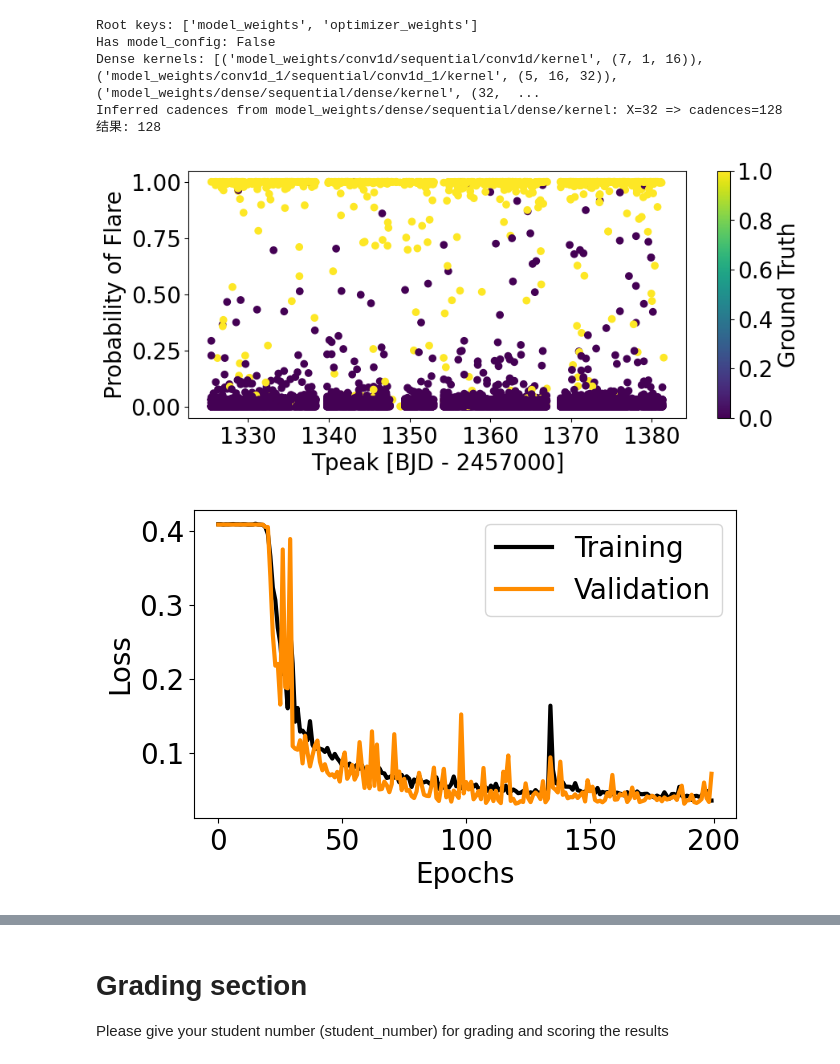
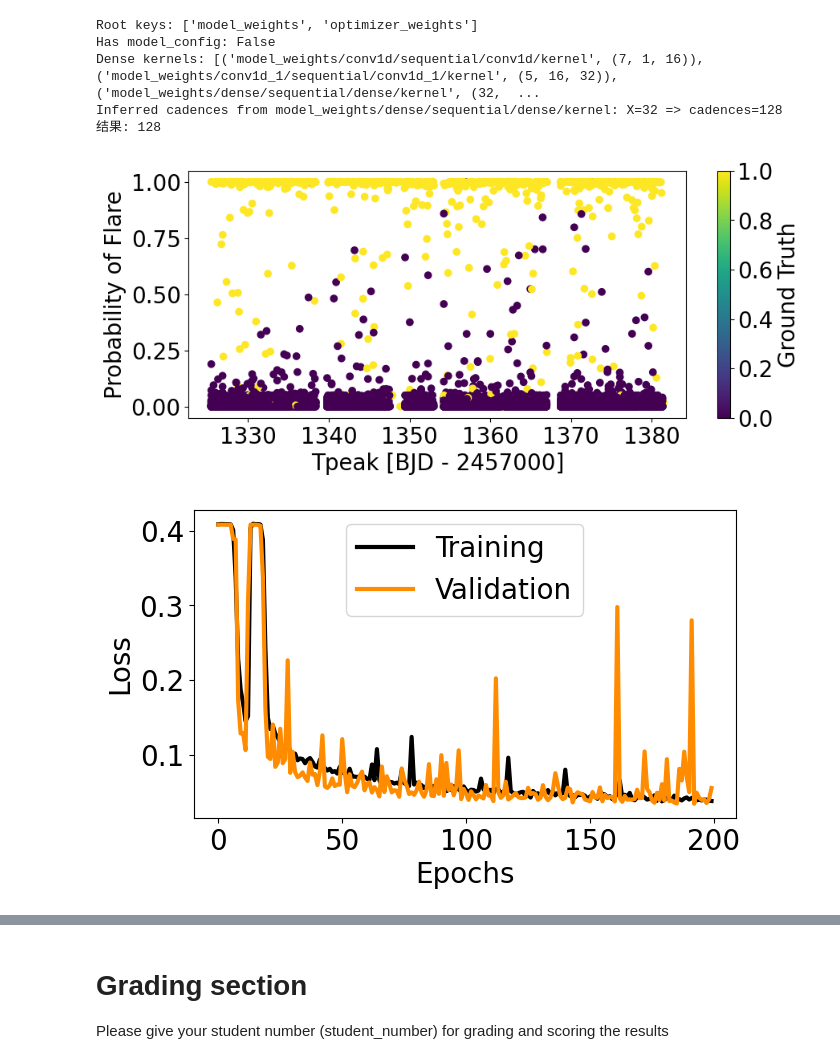
Before and after one commit to yzy1997/space_universe, a Jupyter notebook: Assign3/buildCNN_new.ipynb, the cells around one changed output, grey strips where cells are left out. Cells and saved outputs as stored; diff of their text form; code cells hidden in the pictures.

```diff
--- a/Assign3/buildCNN_new.ipynb
+++ b/Assign3/buildCNN_new.ipynb
@@ -147,7 +170,7 @@ cnn = stella.ConvNN(output_dir=OUT_DIR, ds=ds, optimizer='Adam', layers=model.la
 # %% [markdown]
 Training the model
 # %%
-cnn.train_models(seeds=5, epochs=200)
+cnn.train_models(seeds=15, epochs=200)
 model.save(os.path.join(OUT_DIR, 'my_model_cnn_gru.h5'))
 # %% [output]
 Model: "sequential"
@@ -297,21 +320,21 @@ Inferred cadences from model_weights/dense/sequential/dense/kernel: X=32 => cade
 结果: 128
 # %%
 plt.figure(figsize=(10,4))
-plt.scatter(cnn.val_pred_table['tpeak'], cnn.val_pred_table['pred_s0005'],
+plt.scatter(cnn.val_pred_table['tpeak'], cnn.val_pred_table['pred_s0015'],
             c=cnn.val_pred_table['gt'], vmin=0, vmax=1)
 plt.xlabel('Tpeak [BJD - 2457000]')
 plt.ylabel('Probability of Flare')
 plt.colorbar(label='Ground Truth');
 # %% [output]
-[figure, old version]
+[figure, new version]
 # %%
 plt.figure(figsize=(7,4))
-plt.plot(cnn.history_table['loss_s0005'], 'k', label='Training', lw=3)
-plt.plot(cnn.history_table['val_loss_s0005'], 'darkorange', label='Validation', lw=3)
+plt.plot(cnn.history_table['loss_s0015'], 'k', label='Training', lw=3)
+plt.plot(cnn.history_table['val_loss_s0015'], 'darkorange', label='Validation', lw=3)
 plt.xlabel('Epochs')
 plt.ylabel('Loss')
 plt.legend();
 # %% [output]
-[figure, old version]
+[figure, new version]
 # %%
 plt.figure(figsize=(7,4))
```
Also changed, not shown: parts of 10 cells of this notebook.
